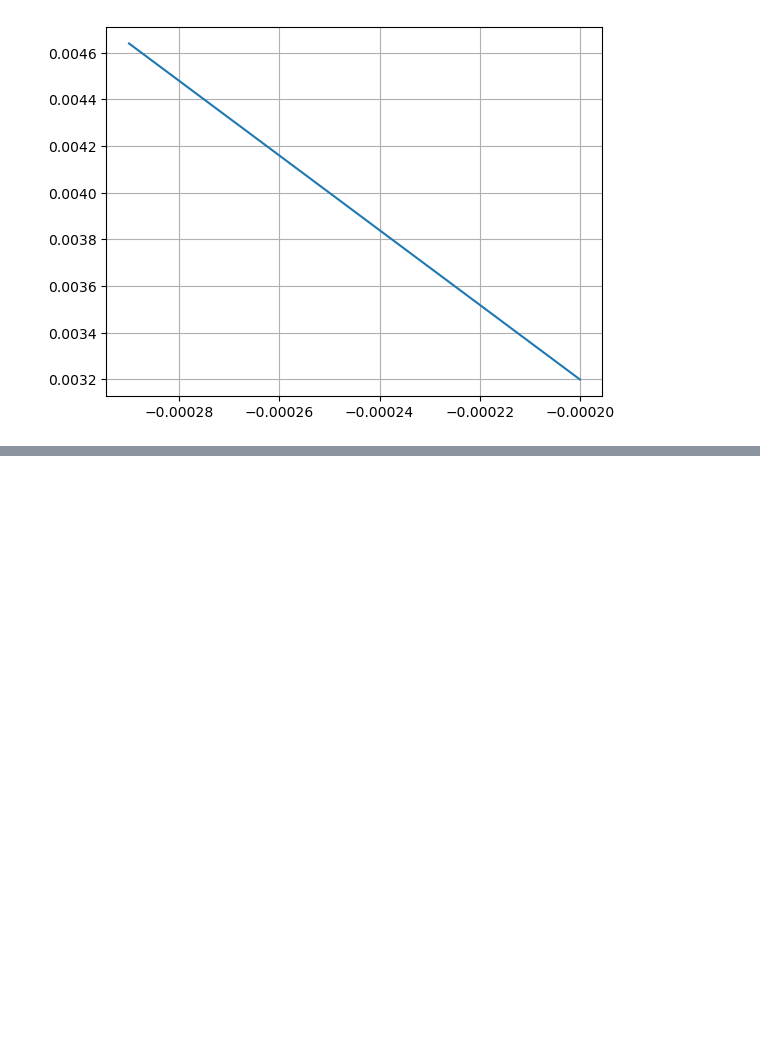
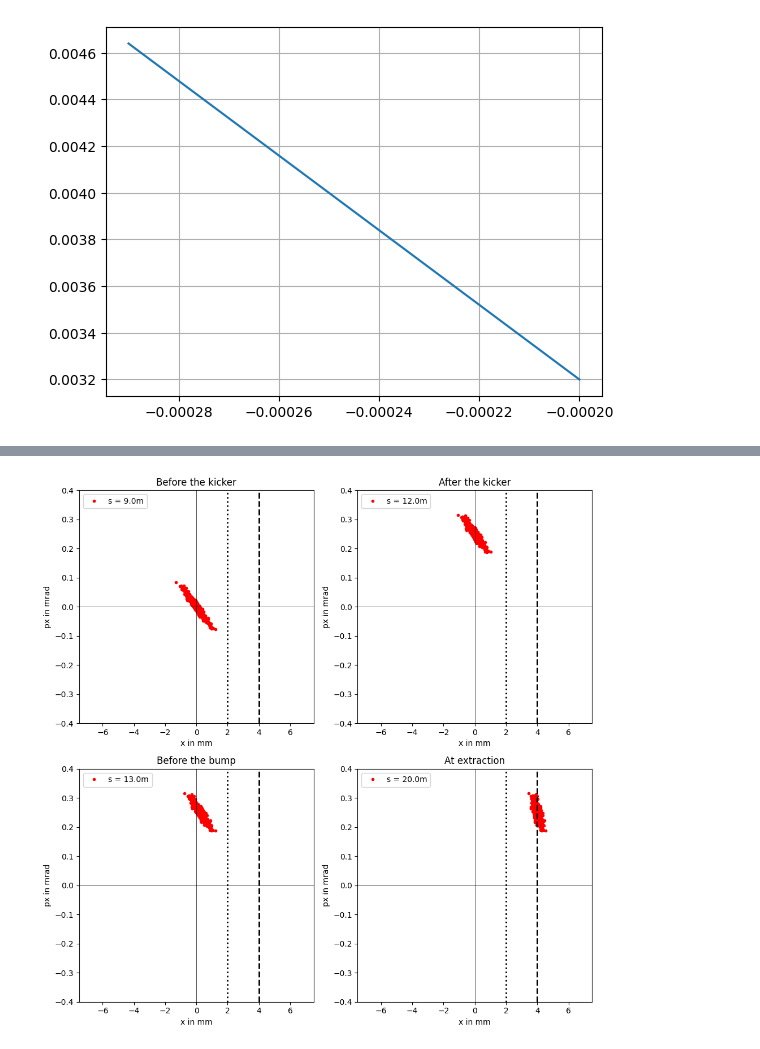
Before and after one commit to gornalexander/cas-beam-optics, a Jupyter notebook: Group_Oleksandr.ipynb, the cells around one changed output, grey strips where cells are left out. Saved outputs shown, nothing was run; the diff lists cells and outputs as text; code cells hidden in the pictures; blank space fills up the shorter version.

Commit message:
plot added

```diff
--- a/Group_Oleksandr.ipynb
+++ b/Group_Oleksandr.ipynb
@@ -572,0 +583,38 @@ plt.xlim(0,50)
+# %%
+env['ext_kicker_angle'] = kick_strength
+line.track(particles, num_turns=n_turns,
+              turn_by_turn_monitor='ONE_TURN_EBE') #track particle for 1 turn.
+record = line.record_last_track
+s=1000
+def set_axes(ax, title=None):
+    ax.set_xlim(-7.5, 7.5)
+    ax.set_ylim(-0.4, 0.4)
+    ax.legend()
+    ax.set_xlabel('x in mm')
+    ax.set_ylabel('px in mrad')
+    # ax.grid()
+
+    ax.axvline(2, color='black', lw=2, ls=':', label=r'\Delta x = 2mm')
+    ax.axvline(4, color='black', lw=2, ls='--', label=r'\Delta x = 4mm')
+    ax.axvline(0.0, color='black', lw=0.5, ls='-')
+    ax.axhline(0.0, color='black', lw=0.5, ls='-')
+    if title:
+        ax.set_title(title)
+fig, ax = plt.subplots(2, 2, figsize=(10, 10))
+# Before the kicker 5
+# After the kicker 7
+# Before the bump 8
+# At extraction 11
+record.s = np.round(record.s, 2)
+ax[0, 0].plot(record.x[:, 5]*1e3, record.px[:, 5]*1e3, 'r.', label = f's = {record.s[0, 5]}m')
+ax[0, 1].plot(record.x[:, 7]*1e3, record.px[:, 7]*1e3, 'r.', label = f's = {record.s[0, 7]}m')
+ax[1, 0].plot(record.x[:, 8]*1e3, record.px[:, 8]*1e3, 'r.', label = f's = {record.s[0, 8]}m')
+ax[1, 1].plot(record.x[:, 11]*1e3, record.px[:, 11]*1e3, 'r.', label = f's = {record.s[0, 11]}m')
+set_axes(ax[0, 0], title='Before the kicker')
+set_axes(ax[0, 1], title='After the kicker')
+set_axes(ax[1, 0], title='Before the bump')
+set_axes(ax[1, 1], title='At extraction')
+
+fig.tight_layout()
+# %% [output]
+[figure, added]
```
Also changed, not shown: parts of 22 cells of this notebook.
